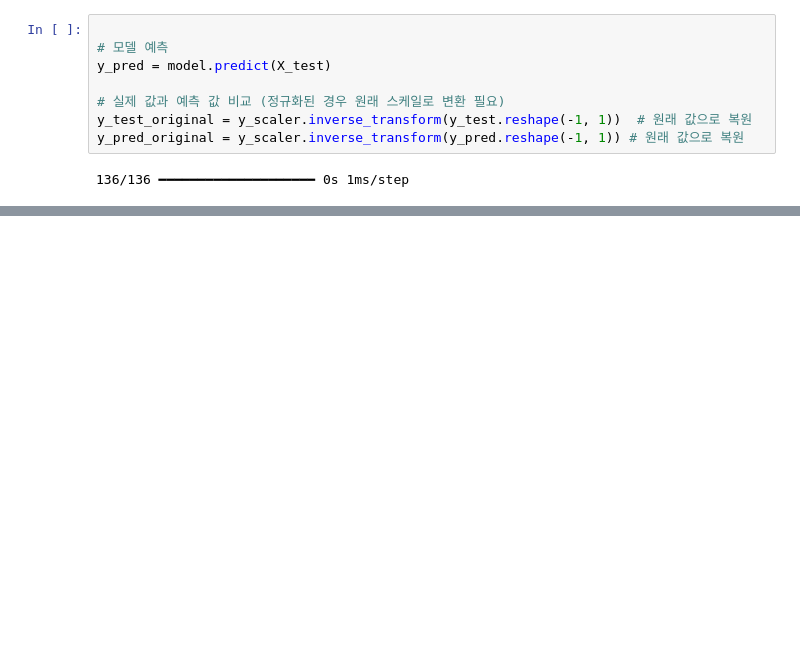
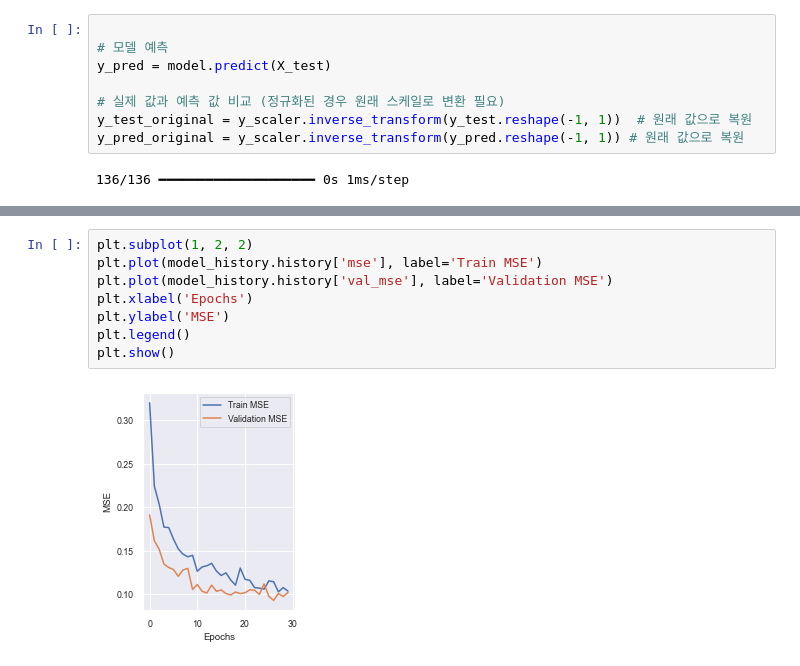
Before and after one commit to jeonghoya/AI-study, a Jupyter notebook: week5/kc_house_data_deeplearning.ipynb, the cells around one changed output, grey strips where cells are left out. Saved outputs shown, nothing was run; the diff lists cells and outputs as text; blank space fills up the shorter version.

```diff
--- a/week5/kc_house_data_deeplearning.ipynb
+++ b/week5/kc_house_data_deeplearning.ipynb
@@ -246,3 +251,13 @@ plt.show()
+# %%
+plt.subplot(1, 2, 2)
+plt.plot(model_history.history['mse'], label='Train MSE')
+plt.plot(model_history.history['val_mse'], label='Validation MSE')
+plt.xlabel('Epochs')
+plt.ylabel('MSE')
+plt.legend()
+plt.show()
+# %% [output]
+[figure, added]
 # %%
 
 ### 5️⃣ 성능 지표 출력
```
Also changed, not shown: parts of 5 cells of this notebook.
